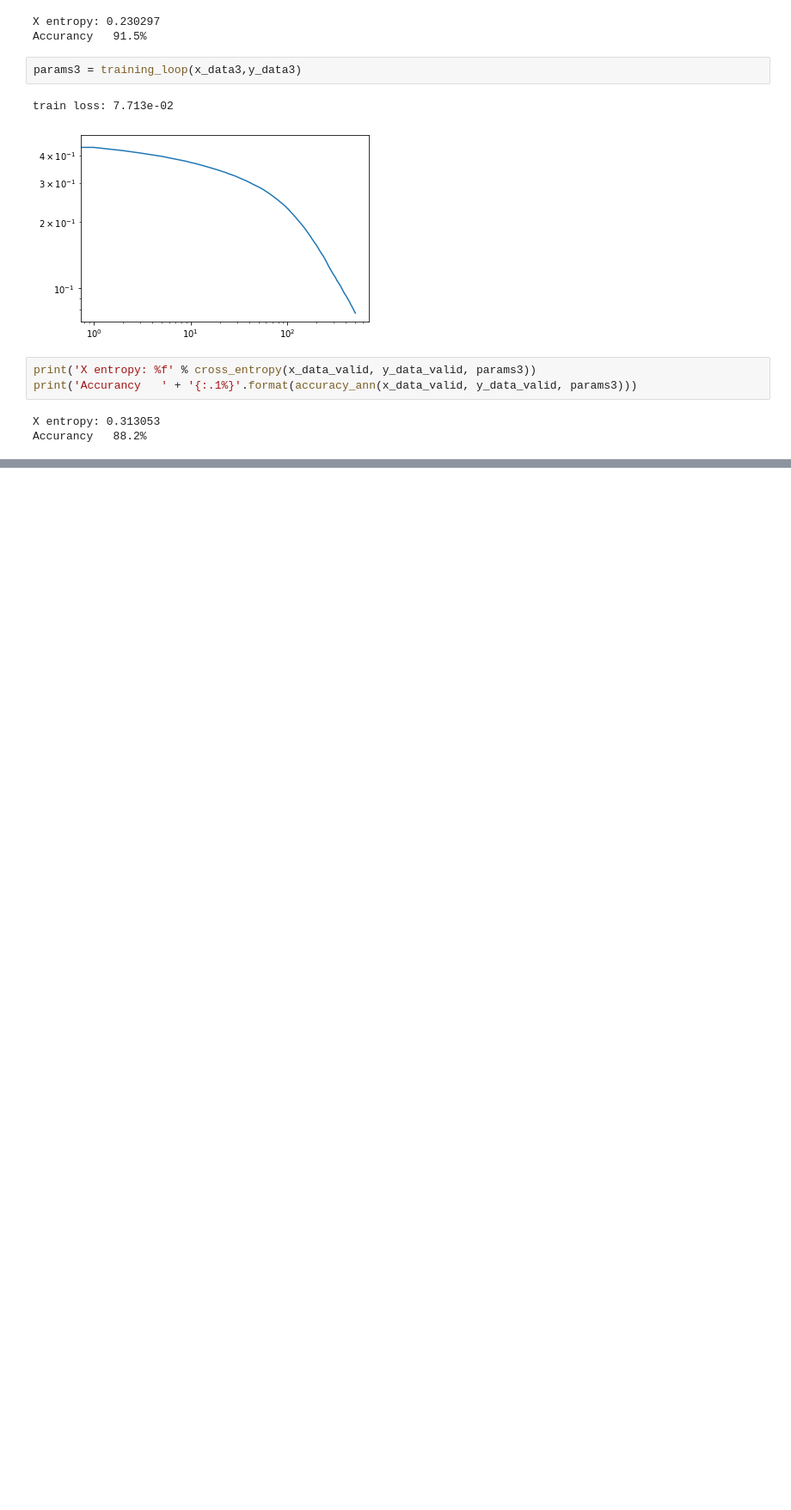
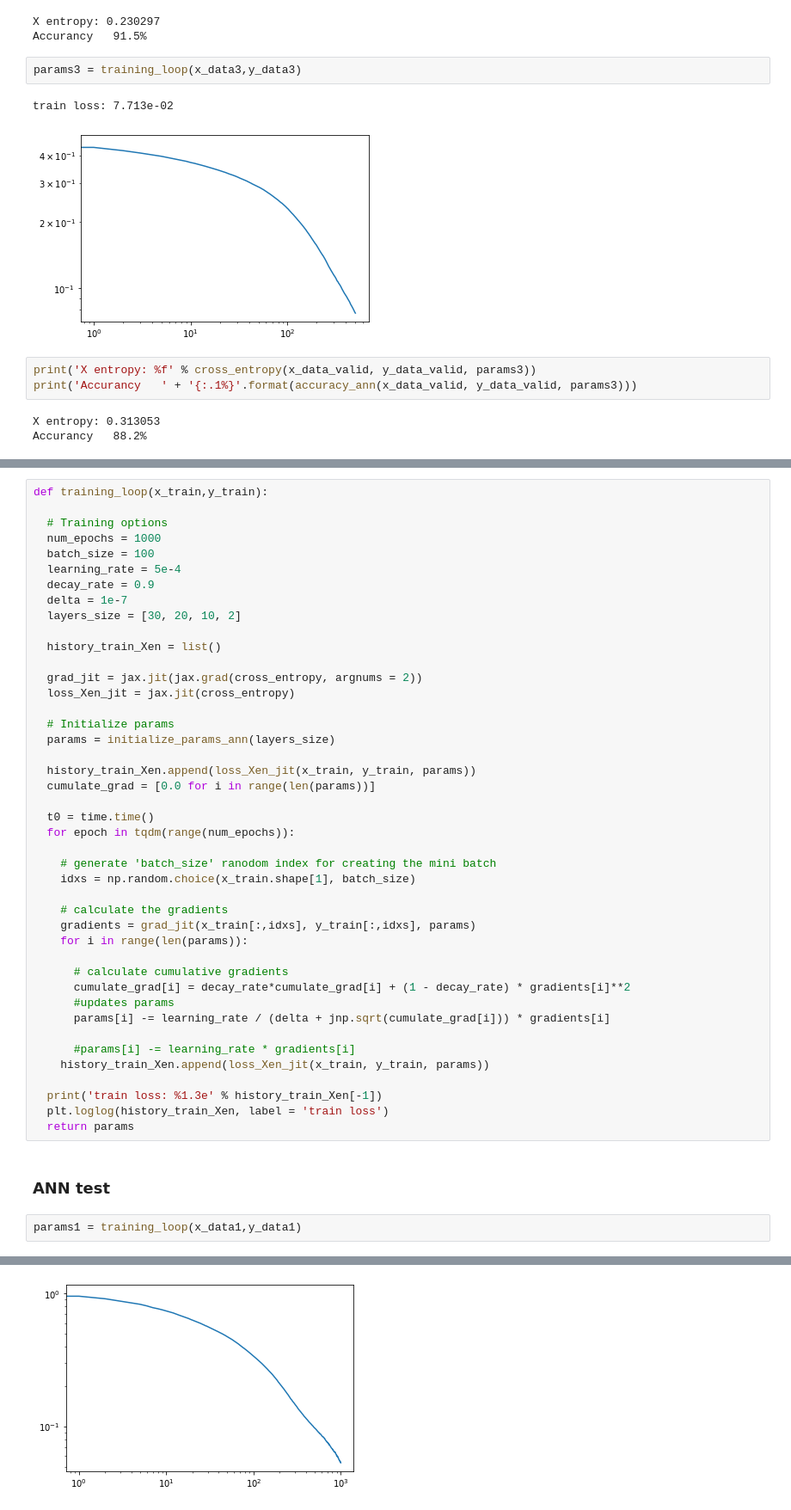
Before and after one commit to MargheritaMusumeci/Credit-card-fraud-detection, a Jupyter notebook: CCFD.ipynb, the cells around one changed output, grey strips where cells are left out. Shown at 86% size. Saved outputs shown, nothing was run; the diff lists cells and outputs as text; blank space fills up the shorter version.

```diff
--- a/CCFD.ipynb
+++ b/CCFD.ipynb
@@ -1826,0 +1971,48 @@ Accurancy   88.2%
+# %%
+def training_loop(x_train,y_train):
+
+  # Training options
+  num_epochs = 1000
+  batch_size = 100
+  learning_rate = 5e-4
+  decay_rate = 0.9
+  delta = 1e-7
+  layers_size = [30, 20, 10, 2]
+
+  history_train_Xen = list()
+
+  grad_jit = jax.jit(jax.grad(cross_entropy, argnums = 2))
+  loss_Xen_jit = jax.jit(cross_entropy)
+
+  # Initialize params
+  params = initialize_params_ann(layers_size)
+
+  history_train_Xen.append(loss_Xen_jit(x_train, y_train, params))
+  cumulate_grad = [0.0 for i in range(len(params))]
+
+  t0 = time.time()
+  for epoch in tqdm(range(num_epochs)):
+
+    # generate 'batch_size' ranodom index for creating the mini batch
+    idxs = np.random.choice(x_train.shape[1], batch_size)
+
+    # calculate the gradients
+    gradients = grad_jit(x_train[:,idxs], y_train[:,idxs], params)
+    for i in range(len(params)):
+
+      # calculate cumulative gradients
+      cumulate_grad[i] = decay_rate*cumulate_grad[i] + (1 - decay_rate) * gradients[i]**2
+      #updates params
+      params[i] -= learning_rate / (delta + jnp.sqrt(cumulate_grad[i])) * gradients[i]
+
+      #params[i] -= learning_rate * gradients[i]
+    history_train_Xen.append(loss_Xen_jit(x_train, y_train, params))
+
+  print('train loss: %1.3e' % history_train_Xen[-1])
+  plt.loglog(history_train_Xen, label = 'train loss')
+  return params
+# %% [markdown]
+### ANN test
+# %%
+params1 = training_loop(x_data1,y_data1)
+# %% [output]
@@ -1826,0 +2020 @@ Accurancy   88.2%
+[figure, added]
```
Also changed, not shown: parts of 34 cells of this notebook.
